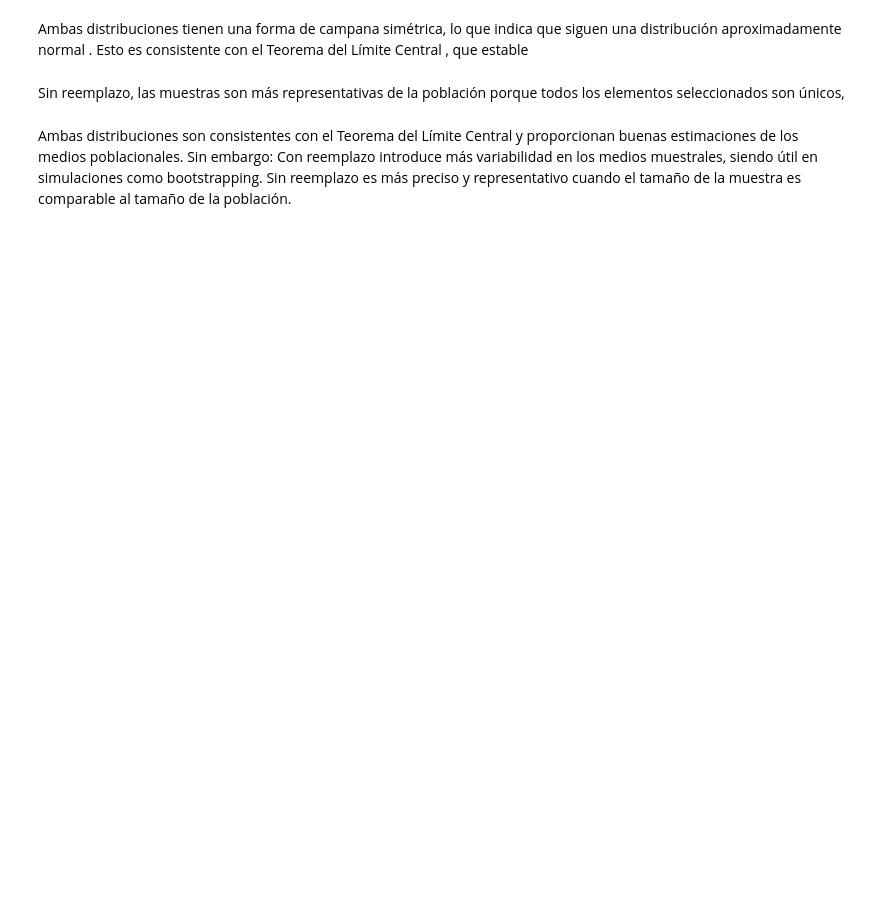
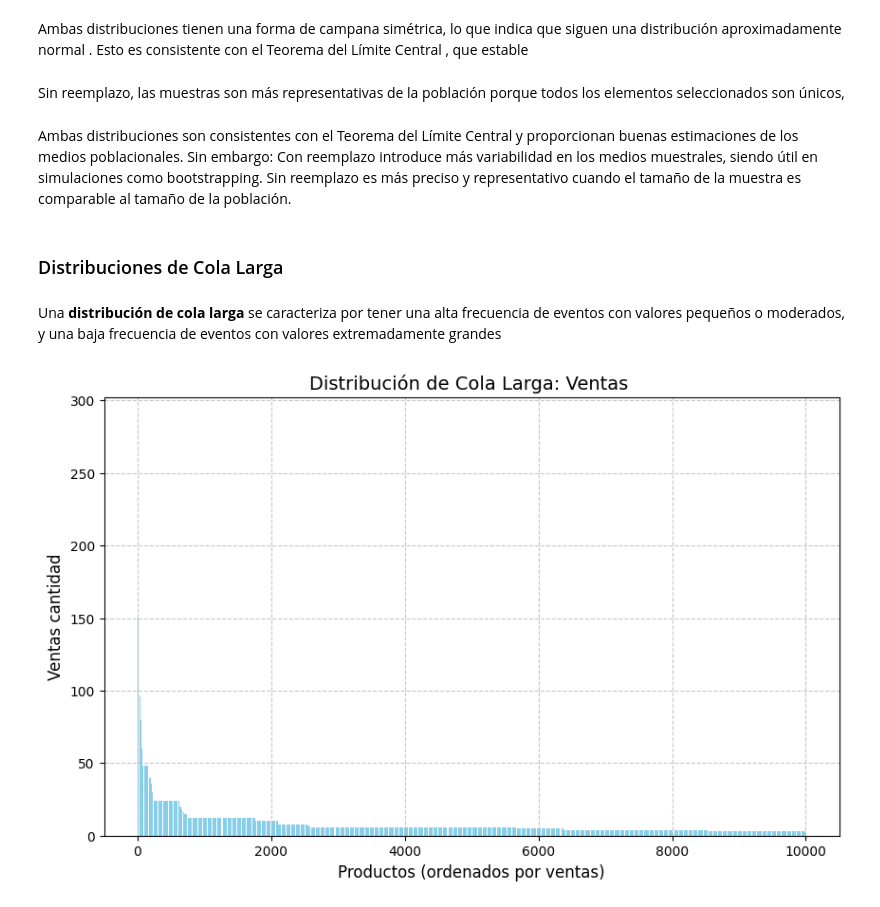
Before and after one commit to andres-eric/Analisis-de-datos-de-ventas-Nutresa, a Jupyter notebook: Distribuciones de datos y muestreo.ipynb, the cells around one changed output. Saved outputs shown, nothing was run; the diff lists cells and outputs as text; code cells hidden in the pictures; blank space fills up the shorter version.

```diff
--- a/Distribuciones de datos y muestreo.ipynb
+++ b/Distribuciones de datos y muestreo.ipynb
@@ -111,3 +112,11 @@ Ambas distribuciones son consistentes con el Teorema del Límite Central y propo
 Sin embargo:
 Con reemplazo introduce más variabilidad en los medios muestrales, siendo útil en simulaciones como bootstrapping.
 Sin reemplazo es más preciso y representativo cuando el tamaño de la muestra es comparable al tamaño de la población.
+# %% [markdown]
+### Distribuciones de Cola Larga
+# %% [markdown]
+Una **distribución de cola larga** se caracteriza por tener una alta frecuencia de eventos con valores pequeños o moderados, y una baja frecuencia de eventos con valores extremadamente grandes
+# %%
+distribucion_cola_larga(df,'QTY')
+# %% [output]
+[figure, added]
```
Also changed, not shown: parts of 12 cells of this notebook.
